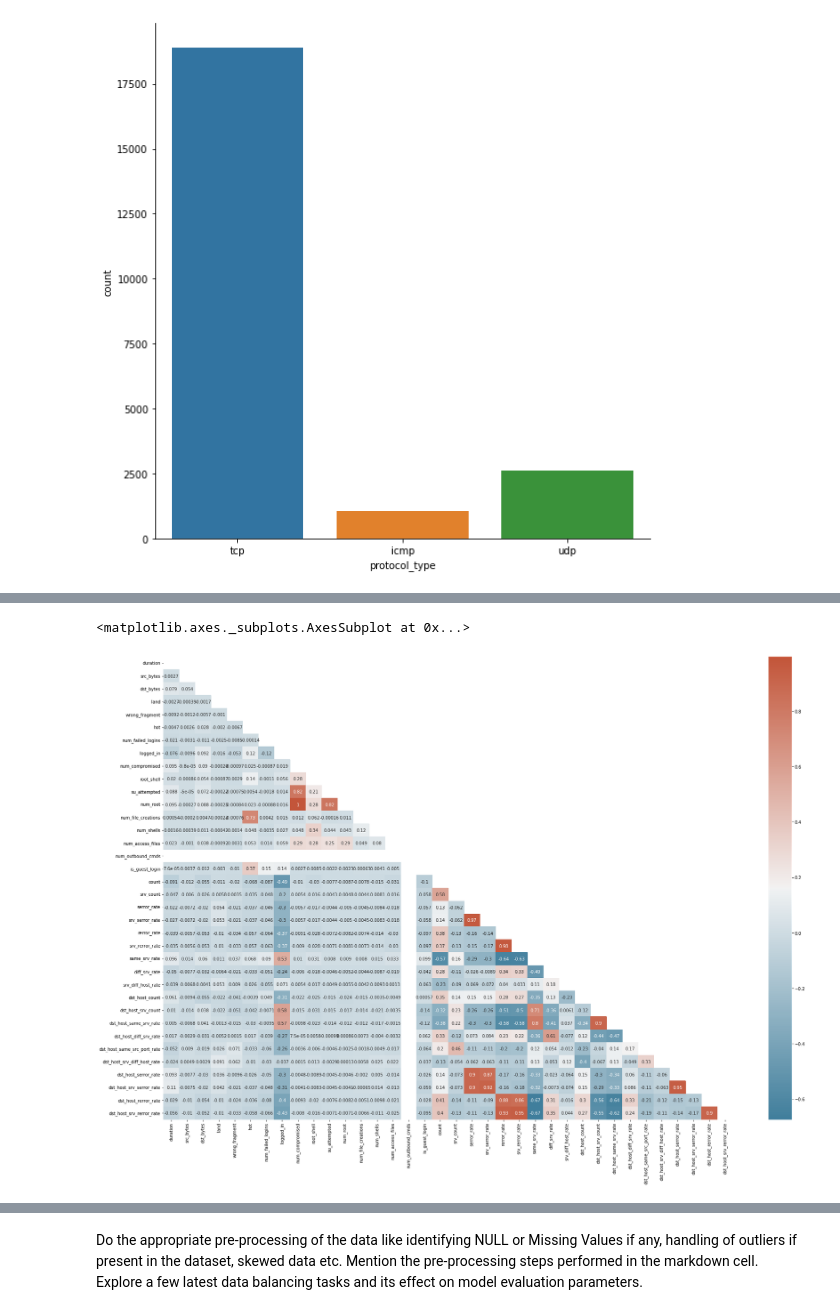
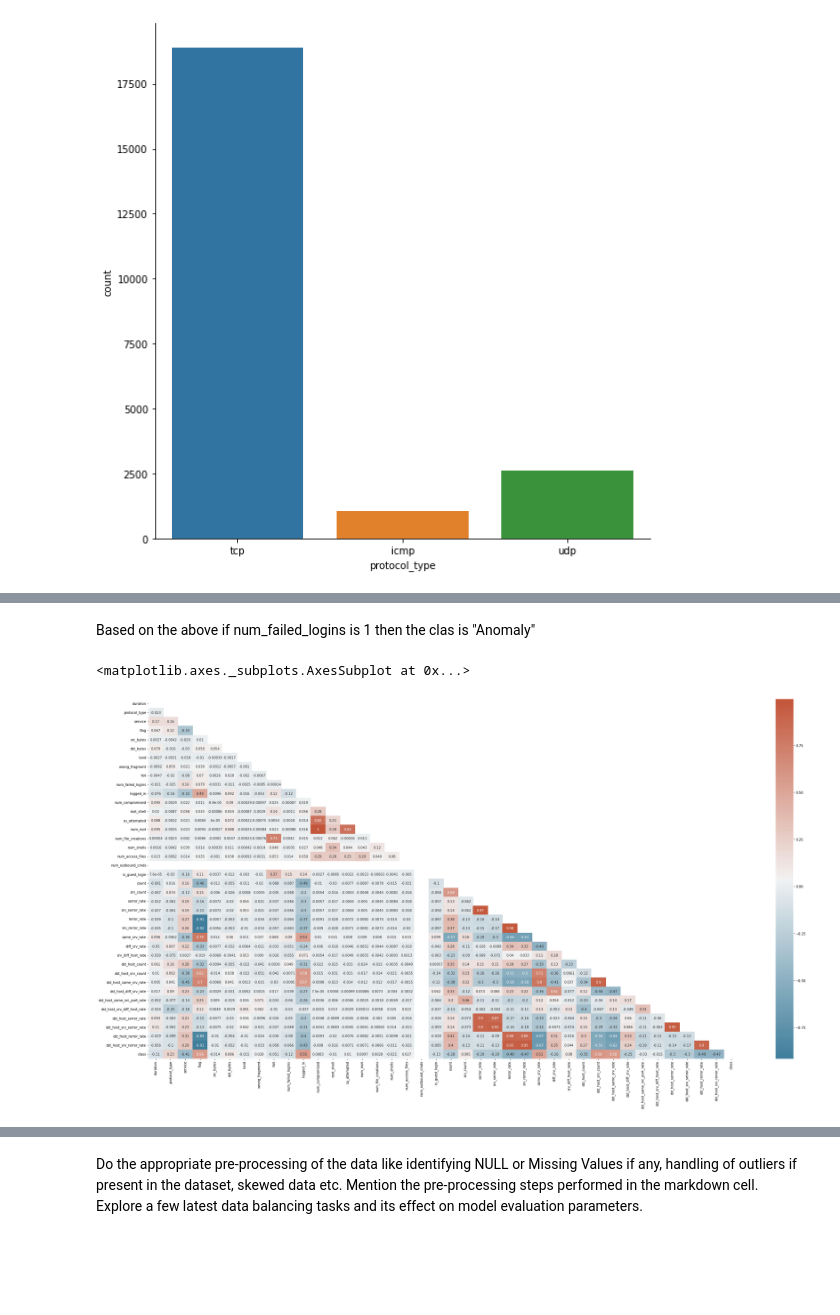
Before and after one commit to rakeshvitta/rakeshvitta, a Jupyter notebook: Group250_Anamoly.ipynb, the cells around one changed output, grey strips where cells are left out. Saved outputs shown, nothing was run; the diff lists cells and outputs as text; code cells hidden in the pictures; blank space fills up the shorter version.

```diff
--- a/Group250_Anamoly.ipynb
+++ b/Group250_Anamoly.ipynb
@@ -141,11 +131,23 @@ sns.catplot(x="num_failed_logins", kind="count",height=8, aspect=1,  data=df);
+# %% [markdown]
+Based on the above if num_failed_logins is 1 then the clas is "Anomaly"
+# %%
+#Changing the variable type to categorical type and modify them to cat codes
+df['protocol_type'] = df['protocol_type'].astype('category')
+df['service'] = df['service'].astype('category')
+df['flag'] = df['flag'].astype('category')
+df['protocol_type'] = df['protocol_type'].cat.codes
+df['service'] = df['service'].cat.codes
+df['flag'] = df['flag'].cat.codes
+df['class'] = df['class'].astype('category')
+df["class"] = df["class"].cat.codes
 # %%
-#Correlation Analysis
+#Correlation Analysis on all the features against each other
 cor = df.corr()
-f, ax = plt.subplots(figsize=(30, 20))
+f, ax = plt.subplots(figsize=(40, 20))
 cmap = sns.diverging_palette(230, 20, as_cmap=True)
-# Generate a mask for upper traingle
+# Generate a mask for upper traingle of the correlation matrix
 mask = np.triu(np.ones_like(cor, dtype=bool))
 sns.heatmap(cor, annot=True, mask=mask, cmap=cmap)
 # %% [output]
 <matplotlib.axes._subplots.AxesSubplot at 0x...>
-[figure, old version]
+[figure, new version]
```
Also changed, not shown: parts of 83 cells of this notebook.
